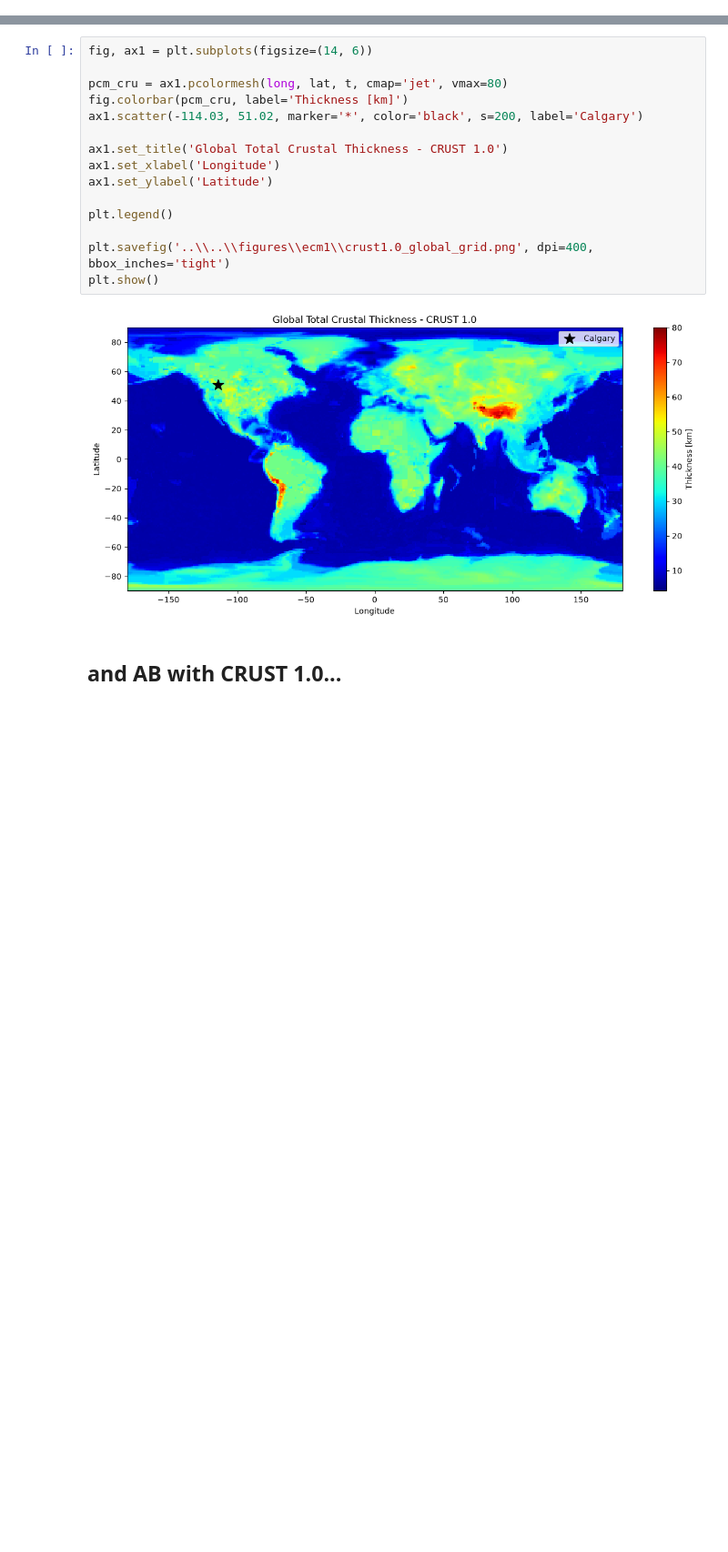
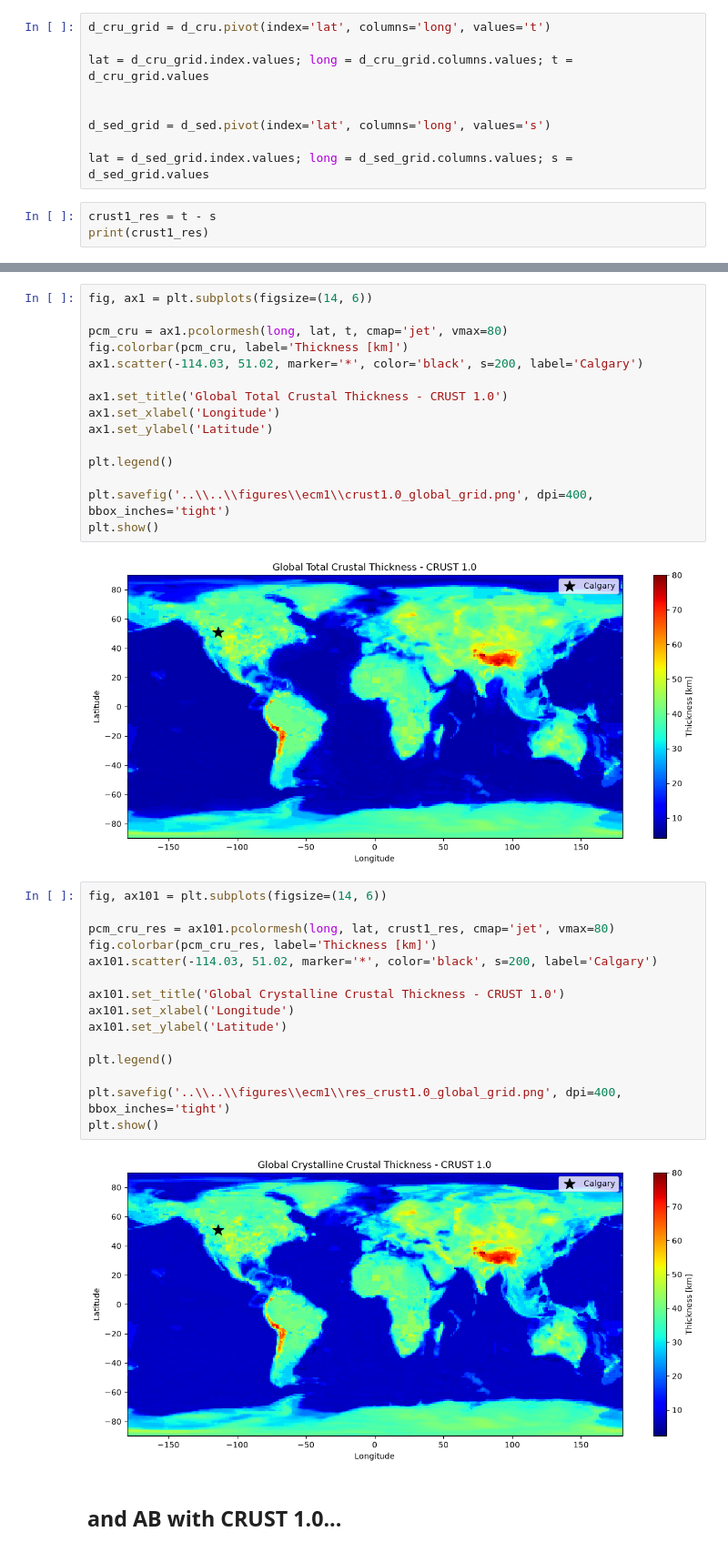
Before and after one commit to sydpas/grav_mag_model, a Jupyter notebook: src/ecm1/TO_3MT_ecm1.ipynb, the cells around one changed output, grey strips where cells are left out. Shown at 91% size. Cells and saved outputs as stored; diff of their text form; blank space fills up the shorter version.

```diff
--- a/src/ecm1/TO_3MT_ecm1.ipynb
+++ b/src/ecm1/TO_3MT_ecm1.ipynb
@@ -118,2 +121,14 @@ lat = d_cru_grid.index.values; long = d_cru_grid.columns.values; t = d_cru_grid.
 
 [64800 rows x 3 columns]
+# %%
+d_cru_grid = d_cru.pivot(index='lat', columns='long', values='t')
+
+lat = d_cru_grid.index.values; long = d_cru_grid.columns.values; t = d_cru_grid.values
+
+
+d_sed_grid = d_sed.pivot(index='lat', columns='long', values='s')
+
+lat = d_sed_grid.index.values; long = d_sed_grid.columns.values; s = d_sed_grid.values
+# %%
+crust1_res = t - s
+print(crust1_res)
@@ -134,6 +157,23 @@ plt.savefig('..\\..\\figures\\ecm1\\crust1.0_global_grid.png', dpi=400, bbox_inc
 plt.show()
 # %% [output]
 [figure]
+# %%
+fig, ax101 = plt.subplots(figsize=(14, 6))
+
+pcm_cru_res = ax101.pcolormesh(long, lat, crust1_res, cmap='jet', vmax=80)
+fig.colorbar(pcm_cru_res, label='Thickness [km]')
+ax101.scatter(-114.03, 51.02, marker='*', color='black', s=200, label='Calgary')
+
+ax101.set_title('Global Crystalline Crustal Thickness - CRUST 1.0')
+ax101.set_xlabel('Longitude')
+ax101.set_ylabel('Latitude')
+
+plt.legend()
+
+plt.savefig('..\\..\\figures\\ecm1\\res_crust1.0_global_grid.png', dpi=400, bbox_inches='tight')
+plt.show()
+# %% [output]
+[figure, added]
 # %% [markdown]
 ## and AB with CRUST 1.0...
 # %%
```
Also changed, not shown: parts of 11 cells of this notebook, 9 other files.
